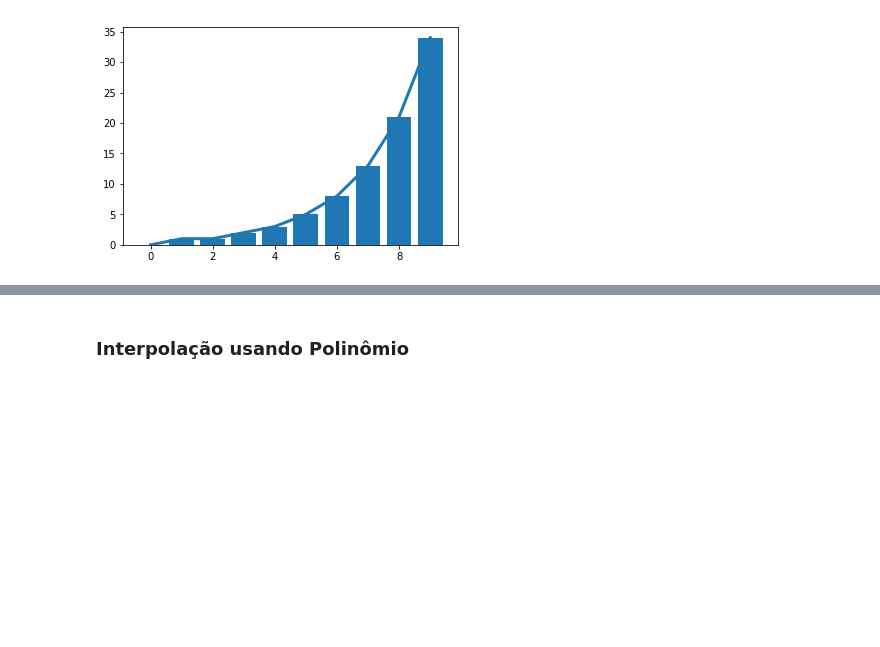
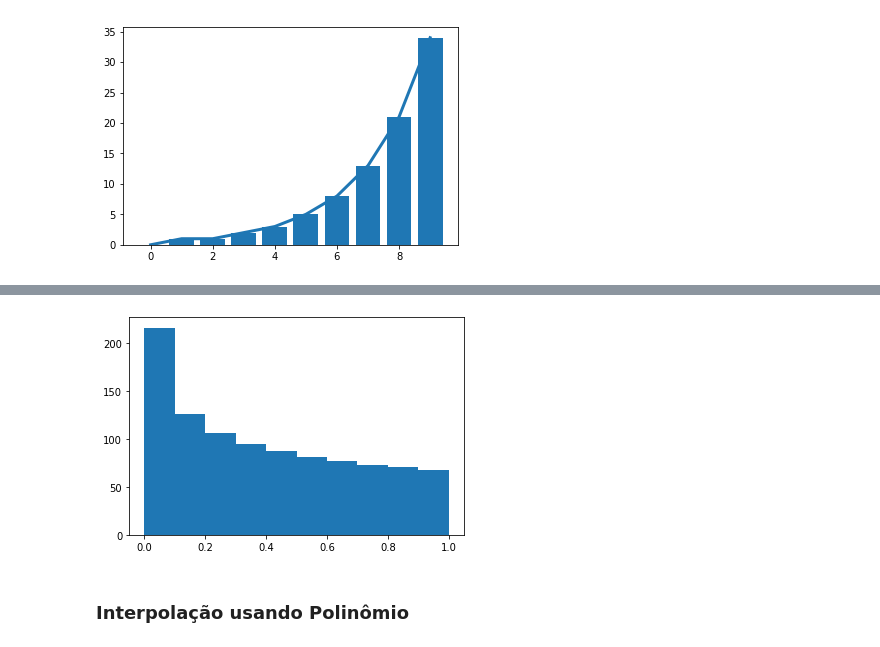
Before and after one commit to kaw19/python, a Jupyter notebook: notebooks/2_Packages/matplotlib.ipynb, the cells around one changed output, grey strips where cells are left out. Drawn from its saved outputs; the diff is of its cells as text; code cells hidden in the pictures; blank space fills up the shorter version.

```diff
--- a/notebooks/2_Packages/matplotlib.ipynb
+++ b/notebooks/2_Packages/matplotlib.ipynb
@@ -48,3 +63,8 @@ plt.show()
+# %%
+# acrescentando um ponto e vírgula ao final da linha, a saída da função é suprimida.
+plt.hist(x);
+# %% [output]
+[figure, added]
 # %% [markdown]
 ### Interpolação usando Polinômio
 # %%
```
Also changed, not shown: parts of 8 cells of this notebook.
